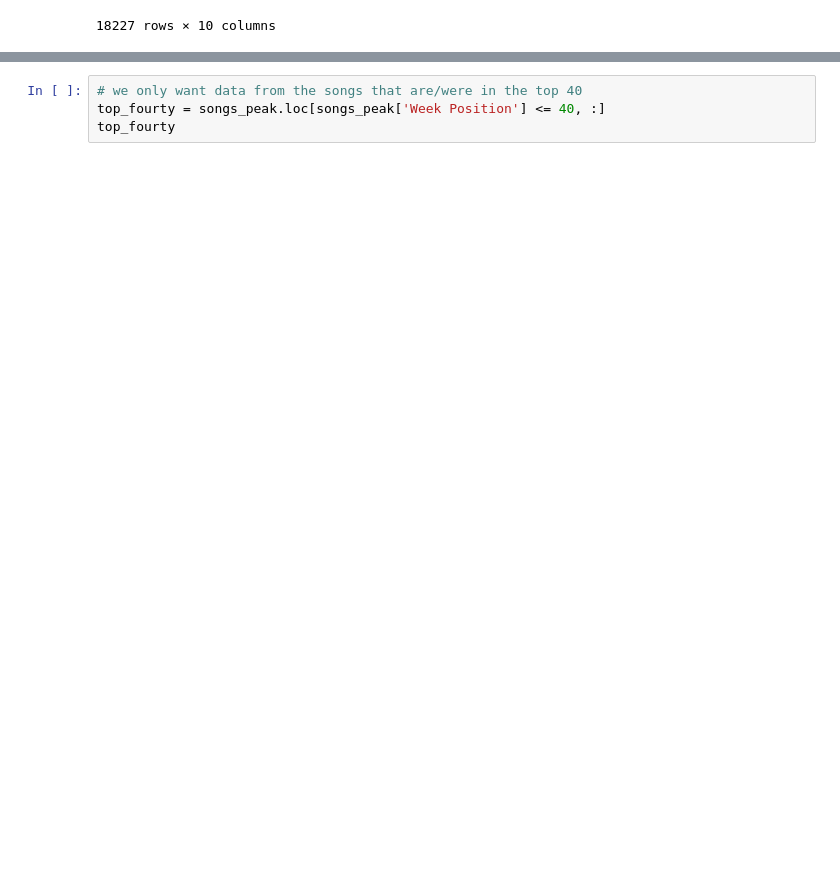
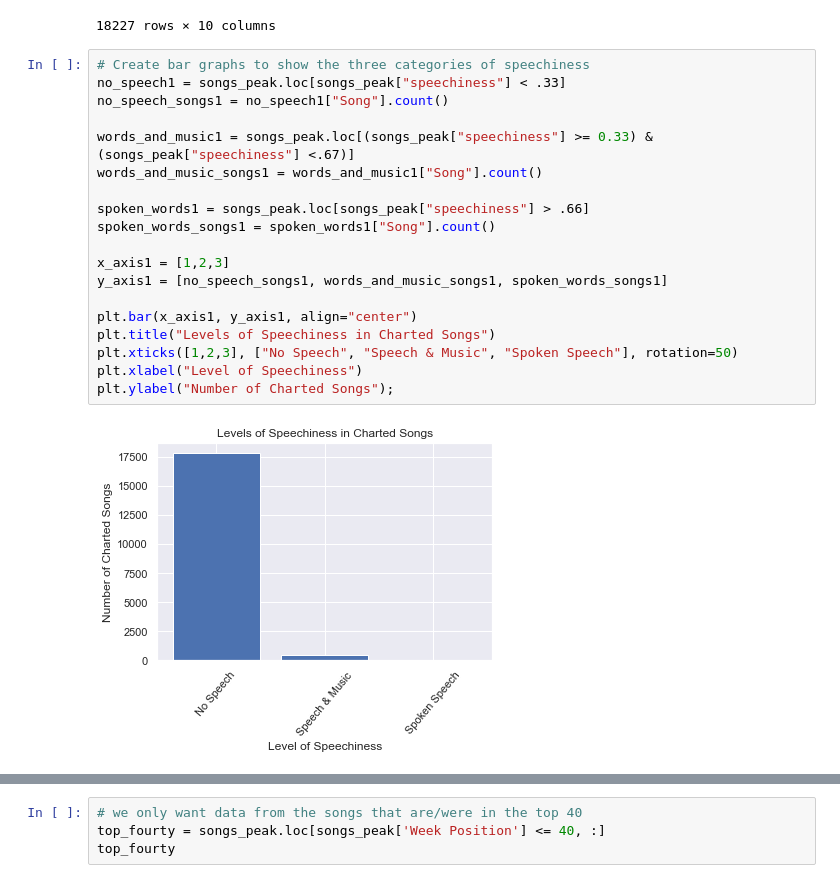
Before and after one commit to LRiceBall/Project-Group-5, a Jupyter notebook: start.ipynb, the cells around one changed output, grey strips where cells are left out. Drawn from its saved outputs; the diff is of its cells as text; blank space fills up the shorter version.

```diff
--- a/start.ipynb
+++ b/start.ipynb
@@ -108,3 +109,24 @@ songs_peak
 | 211536 | B.B. King | Get Off My Back Woman | ['blues', 'blues rock', 'classic ... | 0.0370 | 0.000019 | 9/6/1969 | 100.0 | ... |
 | 297702 | Quicksilver Messenger Service | What About Me | ['blues rock', 'classic garage ro... | 0.0990 | 0.000000 | 3/13/1971 | 100.0 | ... |
 18227 rows × 10 columns
+# %%
+# Create bar graphs to show the three categories of speechiness
+no_speech1 = songs_peak.loc[songs_peak["speechiness"] < .33]
+no_speech_songs1 = no_speech1["Song"].count()
+
+words_and_music1 = songs_peak.loc[(songs_peak["speechiness"] >= 0.33) & (songs_peak["speechiness"] <.67)]
+words_and_music_songs1 = words_and_music1["Song"].count()
+
+spoken_words1 = songs_peak.loc[songs_peak["speechiness"] > .66]
+spoken_words_songs1 = spoken_words1["Song"].count()
+
+x_axis1 = [1,2,3]
+y_axis1 = [no_speech_songs1, words_and_music_songs1, spoken_words_songs1]
+
+plt.bar(x_axis1, y_axis1, align="center")
+plt.title("Levels of Speechiness in Charted Songs")
+plt.xticks([1,2,3], ["No Speech", "Speech & Music", "Spoken Speech"], rotation=50)
+plt.xlabel("Level of Speechiness")
+plt.ylabel("Number of Charted Songs");
+# %% [output]
+[figure, added]
```
Also changed, not shown: parts of 7 cells of this notebook.
